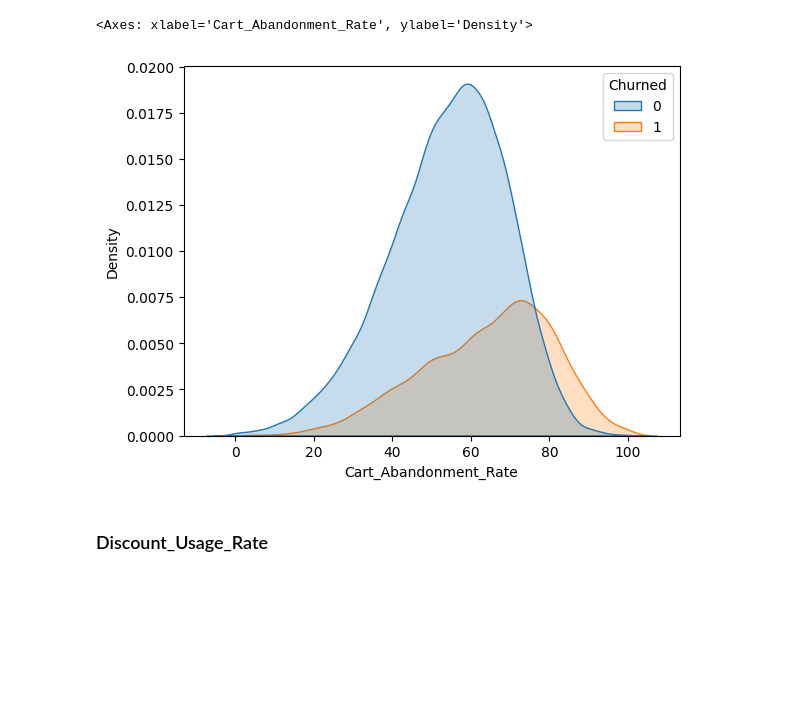
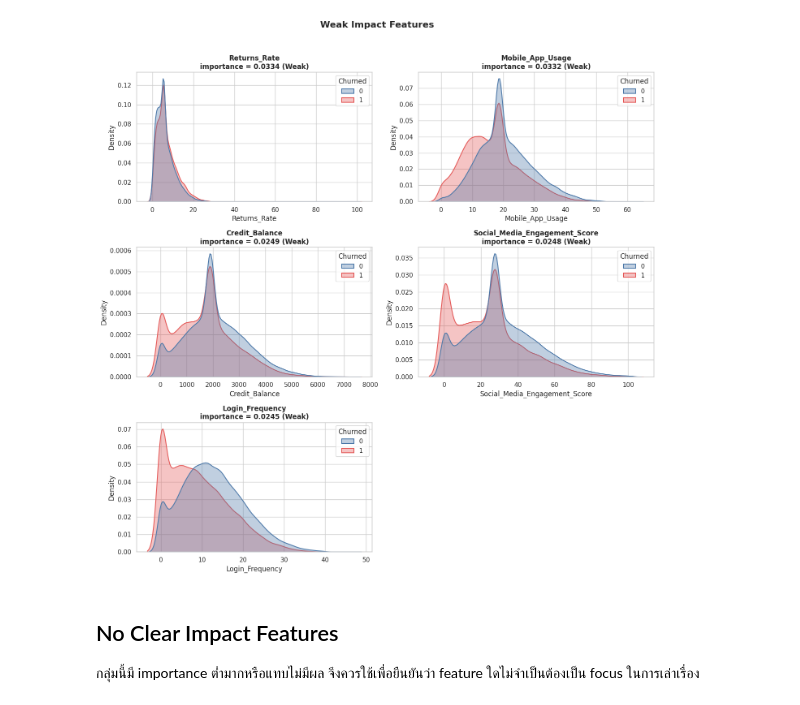
Before and after one commit to ppts2545/Eccommerce-Customer-Behavior-Dataset, a Jupyter notebook: notebooks/03_eda/eda2 (Segmentation)/01_distribution_analysis.ipynb, the cells around one changed output. Drawn from its saved outputs; the diff is of its cells as text; code cells hidden in the pictures; blank space fills up the shorter version.

```diff
--- a/notebooks/03_eda/eda2 (Segmentation)/01_distribution_analysis.ipynb
+++ b/notebooks/03_eda/eda2 (Segmentation)/01_distribution_analysis.ipynb
@@ -44,8 +233,8 @@ sns.kdeplot(data=df, x="Customer_Service_Calls", hue="Churned", fill=True)
 # %%
-sns.kdeplot(data=df, x="Cart_Abandonment_Rate", hue="Churned", fill=True)
+plot_features_by_level('Weak', ncols=2)
 # %% [output]
-<Axes: xlabel='Cart_Abandonment_Rate', ylabel='Density'>
-[figure, old version]
+[figure, new version]
 # %% [markdown]
-### Discount_Usage_Rate
+## No Clear Impact Features
+กลุ่มนี้มี importance ต่ำมากหรือแทบไม่มีผล จึงควรใช้เพื่อยืนยันว่า feature ใดไม่จำเป็นต้องเป็น focus ในการเล่าเรื่อง
 # %%
```
Also changed, not shown: parts of 27 cells of this notebook, 7 other files.
